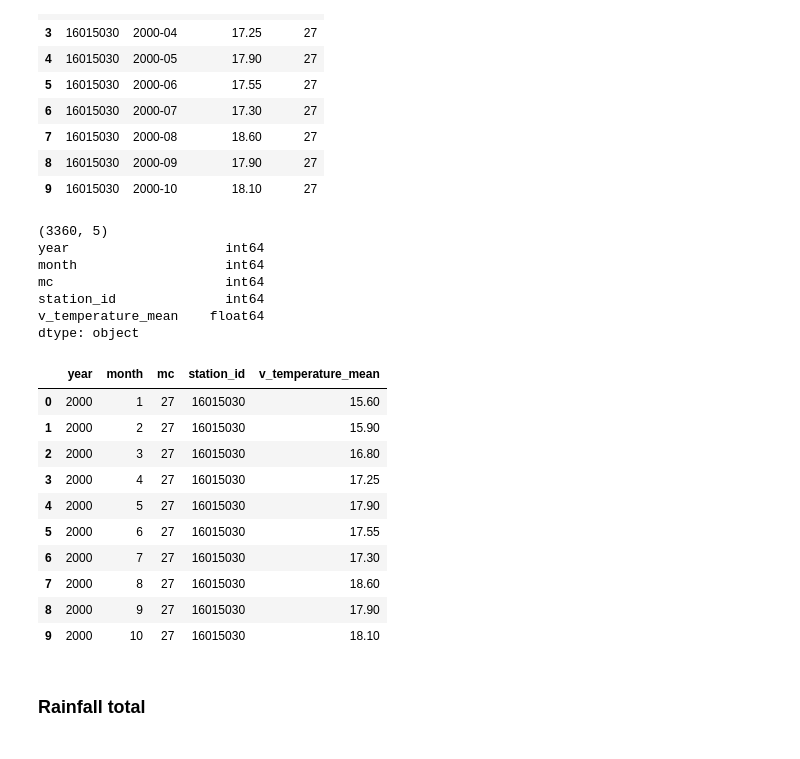
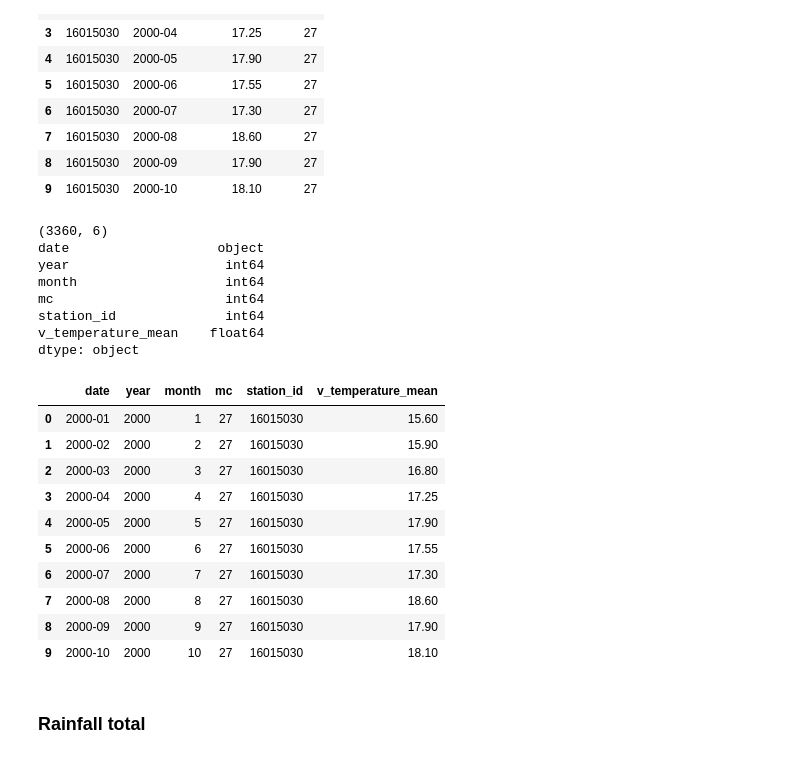
Before and after one commit to dechontaduro/DS4All_2020_Team28_Project, a Jupyter notebook: explore/VariableConsolidate.ipynb, the cells around one changed output. Drawn from its saved outputs; the diff is of its cells as text; code cells hidden in the pictures.

```diff
--- a/explore/VariableConsolidate.ipynb
+++ b/explore/VariableConsolidate.ipynb
@@ -83,38 +83,39 @@ dtype: object
 # %%
 temp_df = temperature_mean[['cuenca', 'codigo', 'Fecha', 'TMEDIA_CO']]
 temp_df.columns = ['mc', 'station_id', 'date', 'v_temperature_mean']
 
 temp_df['year'] = temp_df.apply(lambda row: int(str.split(row.date, sep = '-')[0]) , axis = 1)
 temp_df['month'] = temp_df.apply(lambda row: int(str.split(row.date, sep = '-')[1]) , axis = 1)
 
-temp_df.drop(columns = ['date'], axis = 1, inplace = True)
+#temp_df.drop(columns = ['date'], axis = 1, inplace = True)
 
-temp_df = temp_df[['year', 'month', 'mc', 'station_id', 'v_temperature_mean']]
+temp_df = temp_df[['date', 'year', 'month', 'mc', 'station_id', 'v_temperature_mean']]
 
 temperature_mean = temp_df.copy()
 
 print(temperature_mean.shape)
 print(temperature_mean.dtypes)
 temperature_mean.head(10)
 # %% [output]
-(3360, 5)
+(3360, 6)
+date                   object
 year                    int64
 month                   int64
 mc                      int64
 station_id              int64
 v_temperature_mean    float64
 dtype: object
-|  | year | month | mc | station_id | v_temperature_mean |
-| 0 | 2000 | 1 | 27 | 16015030 | 15.60 |
-| 1 | 2000 | 2 | 27 | 16015030 | 15.90 |
-| 2 | 2000 | 3 | 27 | 16015030 | 16.80 |
-| 3 | 2000 | 4 | 27 | 16015030 | 17.25 |
-| 4 | 2000 | 5 | 27 | 16015030 | 17.90 |
-| 5 | 2000 | 6 | 27 | 16015030 | 17.55 |
-| 6 | 2000 | 7 | 27 | 16015030 | 17.30 |
-| 7 | 2000 | 8 | 27 | 16015030 | 18.60 |
-| 8 | 2000 | 9 | 27 | 16015030 | 17.90 |
-| 9 | 2000 | 10 | 27 | 16015030 | 18.10 |
+|  | date | year | month | mc | station_id | v_temperature_mean |
+| 0 | 2000-01 | 2000 | 1 | 27 | 16015030 | 15.60 |
+| 1 | 2000-02 | 2000 | 2 | 27 | 16015030 | 15.90 |
+| 2 | 2000-03 | 2000 | 3 | 27 | 16015030 | 16.80 |
+| 3 | 2000-04 | 2000 | 4 | 27 | 16015030 | 17.25 |
+| 4 | 2000-05 | 2000 | 5 | 27 | 16015030 | 17.90 |
+| 5 | 2000-06 | 2000 | 6 | 27 | 16015030 | 17.55 |
+| 6 | 2000-07 | 2000 | 7 | 27 | 16015030 | 17.30 |
+| 7 | 2000-08 | 2000 | 8 | 27 | 16015030 | 18.60 |
+| 8 | 2000-09 | 2000 | 9 | 27 | 16015030 | 17.90 |
+| 9 | 2000-10 | 2000 | 10 | 27 | 16015030 | 18.10 |
 # %% [markdown]
 ### Rainfall total
 # %%
```
Also changed, not shown: parts of 5 cells of this notebook, 3 other files.
